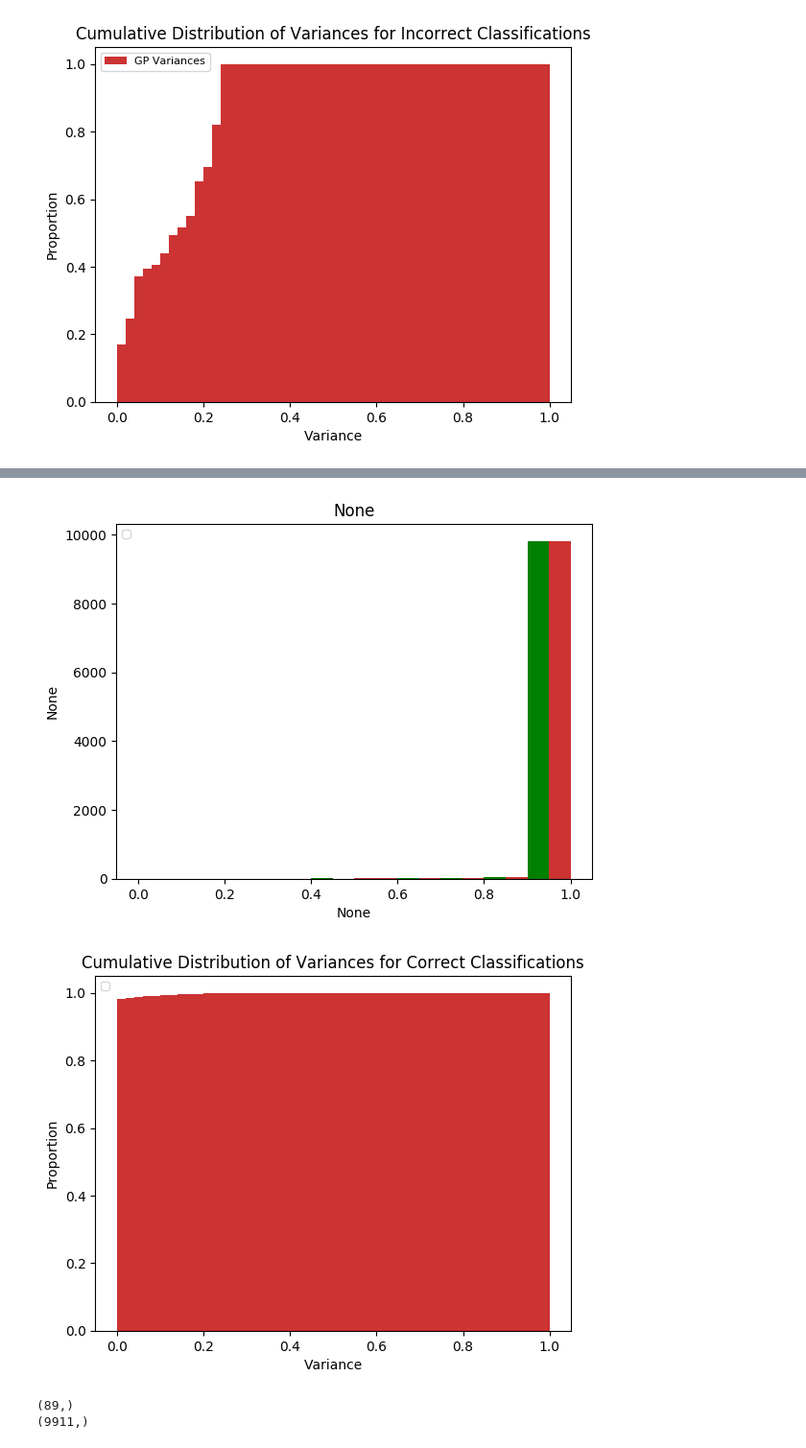
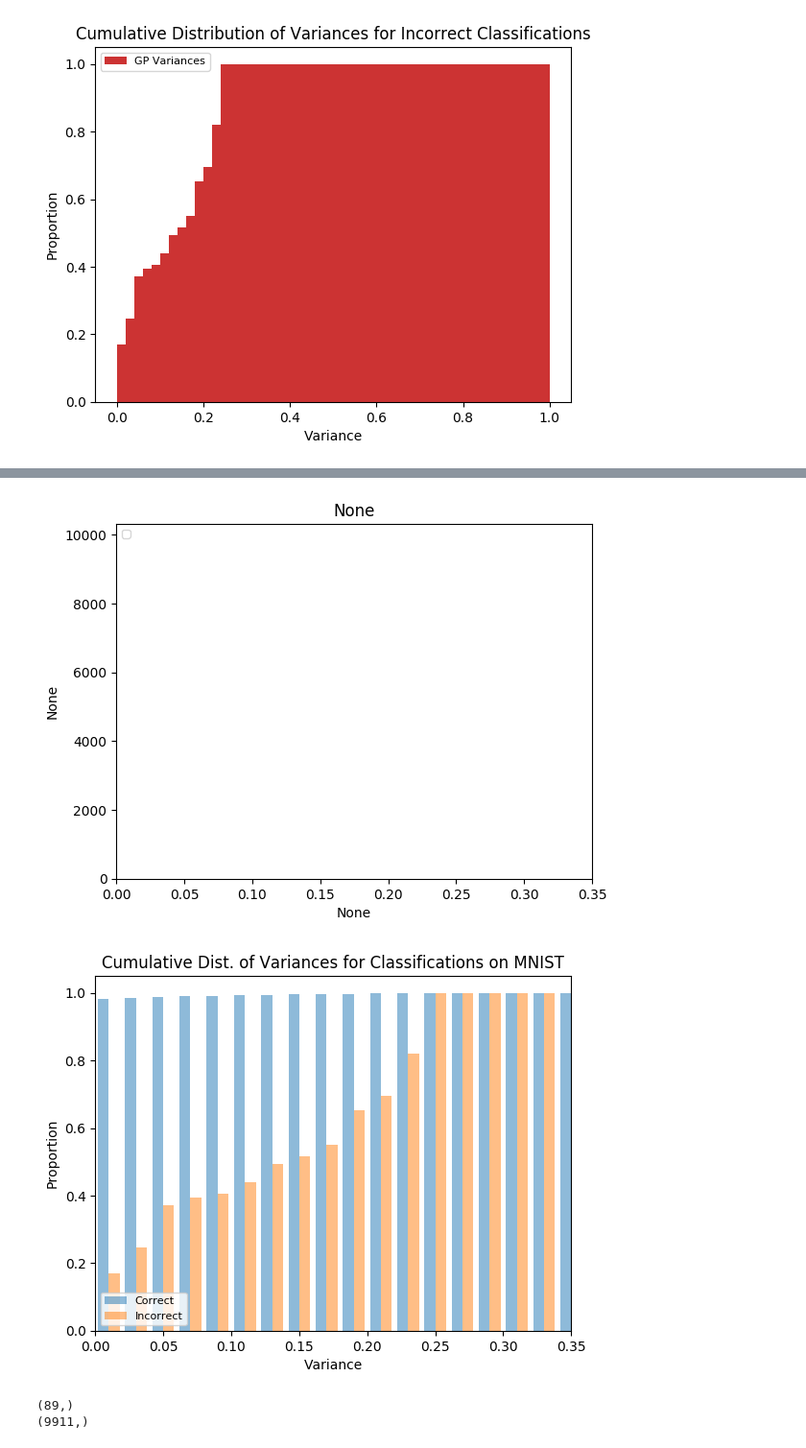
Before and after one commit to flyingsilverfin/CNN_GP_MNIST, a Jupyter notebook: src/GPFlow_testing.ipynb, the cells around one changed output, grey strips where cells are left out. Shown at 96% size. Cells and saved outputs as stored; diff of their text form; code cells hidden in the pictures.

Commit message:
more figures

```diff
--- a/src/GPFlow_testing.ipynb
+++ b/src/GPFlow_testing.ipynb
@@ -318,42 +328,54 @@ cnn_output_correct = np.array(cnn_output_correct)
 print(cnn_output)
 print(all_correct_mus)
 print(all_correct_vars)
 
-make_histogram(all_correct_mus, end = 1.0, plot=False, width=0.1,
+make_histogram(all_correct_mus, end = 1.0, width=0.1,
                color=[0.8, 0.2, 0.2],)
-make_histogram(cnn_output_correct, end = 1.0, plot=True, color='g', width=0.05)
+make_histogram(cnn_output_correct, end = 1.0, color='g', width=0.05)
 plt.show()
 
-x = make_histogram(all_correct_vars,
+# x = make_histogram(all_correct_vars,
+#                bins=50,
+#                end=1.0,
+#                density=True,
+#                cum=True,
+#                x_label="Variance",
+#                y_label="Proportion",
+#                color=[0.8, 0.2, 0.2],
+#                title="Cumulative Distribution of Variances for Correct Classifications",
+#                save='../results/figs/mnist/correct_variances_combined.pdf')
+
+make_histogram([all_correct_vars.reshape(-1), all_incorrect_vars.reshape(-1)],
                bins=50,
                end=1.0,
-               density=True,
                cum=True,
+               norm=True,
                x_label="Variance",
                y_label="Proportion",
-               color=[0.8, 0.2, 0.2],
-               title="Cumulative Distribution of Variances for Correct Classifications",
-               save='../results/figs/mnist/correct_variances_combined.pdf')
+               legend_loc="lower left",
+               legend=["Correct","Incorrect"],
+               title="Cumulative Dist. of Variances for Classifications on MNIST",
+               save='../results/figs/mnist/variances_combined.pdf')
 # %% [output]
 [0.90331048 0.59369749 0.4183135  0.89131516 0.66782987 0.57220274
  0.96917677 0.98712838 0.86262989 0.8931365  0.32015684 0.69733238
  0.89649504 0.47877976 0.96951306 0.20890421 0.67756796 0.40853724
  0.40921432 0.98490661 0.92028916 0.58195996 0.99035245 0.68117052
  0.76685452 0.80956078 0.98942167 0.53163242 0.98581785 0.60648233
  0.98190707 0.99998498 0.85221952 0.97004414 0.69256592 0.33269933
  0.99922466 0.33643478 0.96774095 0.94874835 0.41368446 0.99184084
  0.66895992 0.76194686 0.99985576 0.60452378 0.2729173  0.4777588
  0.58093953 0.97830862 0.33529165 0.71866906 0.69739169 0.97971183
  0.96523017 0.84908968 0.98028183 0.99594337 0.65477395 0.75955886
  0.31098488 0.9946906  0.90525806 0.99963975 0.61641431 0.63674641
  0.68270165 0.29880241 0.77319634 0.57426888 0.63804436 0.21741168
  0.91966659 0.7586053  0.25865179 0.97913408 0.84110707 0.42447886
  0.82882893 0.58965492 0.20030917 0.58802533 0.93296164 0.37930089
  0.59924603 0.87832719 0.62894773 0.38058046 0.35369894]
 [0.99810136 0.99810136 0.99810136 ... 0.99810136 0.99810136 0.99810136]
 [0.00189504 0.00189504 0.00189504 ... 0.00189504 0.00189504 0.00189504]
-[figure, old version]
+[figure, new version]
-[figure, old version]
+[figure, new version]
 # %%
 mus_vars_correct = np.array(list(zip(all_correct_mus, all_correct_vars)))
 # %%
```
Also changed, not shown: parts of 2 cells of this notebook, 2 other files.
